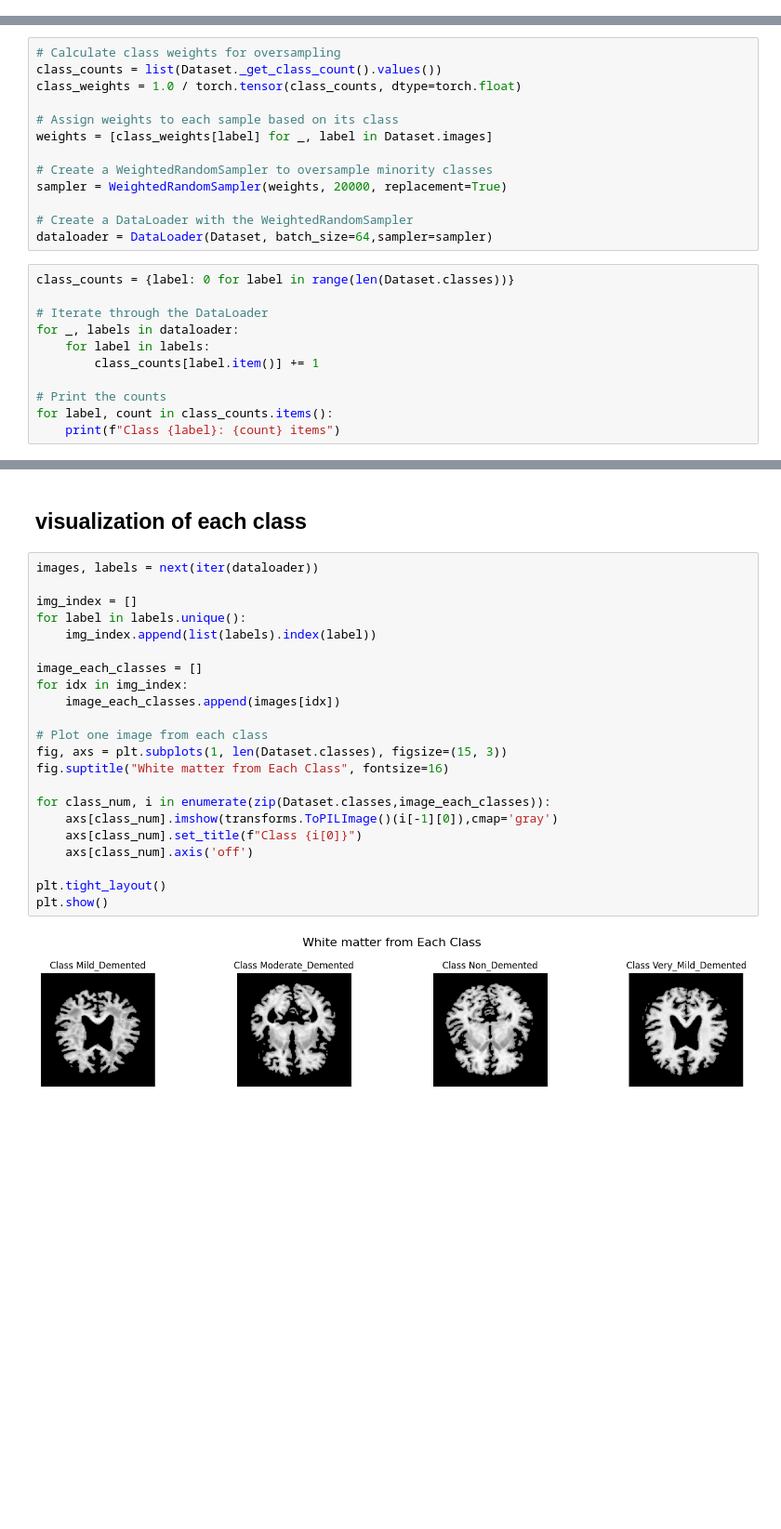
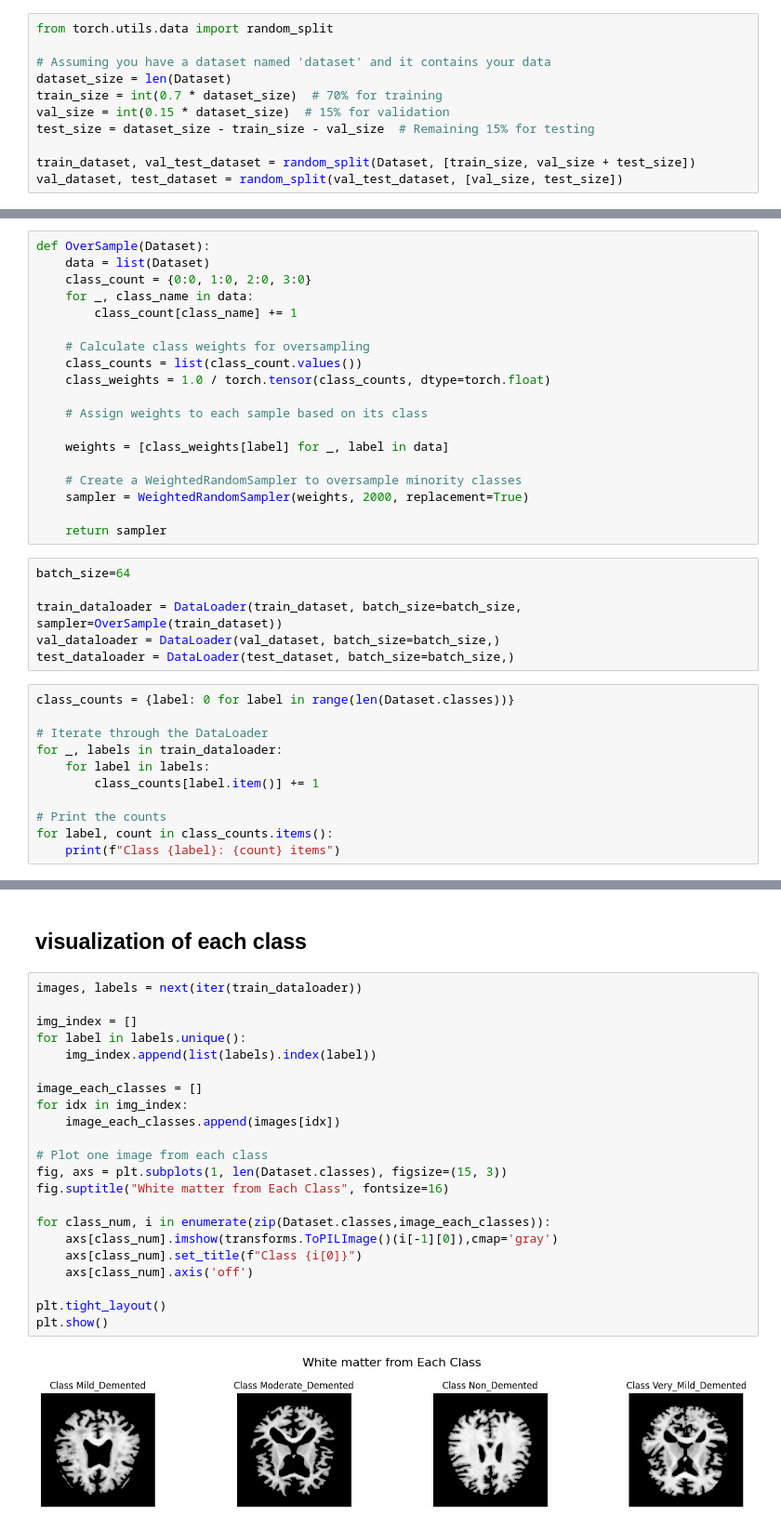
Before and after one commit to Mahmimi/Alzheimer, a Jupyter notebook: Alzheimer.ipynb, the cells around one changed output, grey strips where cells are left out. Shown at 93% size. Saved outputs shown, nothing was run; the diff lists cells and outputs as text; blank space fills up the shorter version.

```diff
--- a/Alzheimer.ipynb
+++ b/Alzheimer.ipynb
@@ -197,23 +251,46 @@ plt.show()
+# %%
+from torch.utils.data import random_split
+
+# Assuming you have a dataset named 'dataset' and it contains your data
+dataset_size = len(Dataset)
+train_size = int(0.7 * dataset_size)  # 70% for training
+val_size = int(0.15 * dataset_size)  # 15% for validation
+test_size = dataset_size - train_size - val_size  # Remaining 15% for testing
+
+train_dataset, val_test_dataset = random_split(Dataset, [train_size, val_size + test_size])
+val_dataset, test_dataset = random_split(val_test_dataset, [val_size, test_size])
 # %% [markdown]
 ## Over sampling method
 # %%
-# Calculate class weights for oversampling
-class_counts = list(Dataset._get_class_count().values())
-class_weights = 1.0 / torch.tensor(class_counts, dtype=torch.float)
+def OverSample(Dataset):
+    data = list(Dataset)
+    class_count = {0:0, 1:0, 2:0, 3:0}
+    for _, class_name in data:
+        class_count[class_name] += 1
 
-# Assign weights to each sample based on its class
-weights = [class_weights[label] for _, label in Dataset.images]
+    # Calculate class weights for oversampling
+    class_counts = list(class_count.values())
+    class_weights = 1.0 / torch.tensor(class_counts, dtype=torch.float)
 
-# Create a WeightedRandomSampler to oversample minority classes
-sampler = WeightedRandomSampler(weights, 20000, replacement=True)
+    # Assign weights to each sample based on its class
 
-# Create a DataLoader with the WeightedRandomSampler
-dataloader = DataLoader(Dataset, batch_size=64,sampler=sampler)
+    weights = [class_weights[label] for _, label in data]
+
+    # Create a WeightedRandomSampler to oversample minority classes
+    sampler = WeightedRandomSampler(weights, 2000, replacement=True)
+
+    return sampler
+# %%
+batch_size=64
+
+train_dataloader = DataLoader(train_dataset, batch_size=batch_size, sampler=OverSample(train_dataset))
+val_dataloader = DataLoader(val_dataset, batch_size=batch_size,)
+test_dataloader = DataLoader(test_dataset, batch_size=batch_size,)
 # %%
 class_counts = {label: 0 for label in range(len(Dataset.classes))}
 
 # Iterate through the DataLoader
-for _, labels in dataloader:
+for _, labels in train_dataloader:
     for label in labels:
         class_counts[label.item()] += 1
 
@@ -249,29 +326,29 @@ plt.show()
 # %% [markdown]
 ## visualization of each class
 # %%
-images, labels = next(iter(dataloader))
+images, labels = next(iter(train_dataloader))
 
 img_index = []
 for label in labels.unique():
     img_index.append(list(labels).index(label))
 
 image_each_classes = []
 for idx in img_index:
     image_each_classes.append(images[idx])
 
 # Plot one image from each class
 fig, axs = plt.subplots(1, len(Dataset.classes), figsize=(15, 3))
 fig.suptitle("White matter from Each Class", fontsize=16)
 
 for class_num, i in enumerate(zip(Dataset.classes,image_each_classes)):
     axs[class_num].imshow(transforms.ToPILImage()(i[-1][0]),cmap='gray')
     axs[class_num].set_title(f"Class {i[0]}")
     axs[class_num].axis('off')
 
 plt.tight_layout()
 plt.show()
 # %% [output]
-[figure, old version]
+[figure, new version]
 # %%
 # Plot one image from each class
 fig, axs = plt.subplots(1, len(Dataset.classes), figsize=(15, 3))
```
Also changed, not shown: parts of 31 cells of this notebook.
